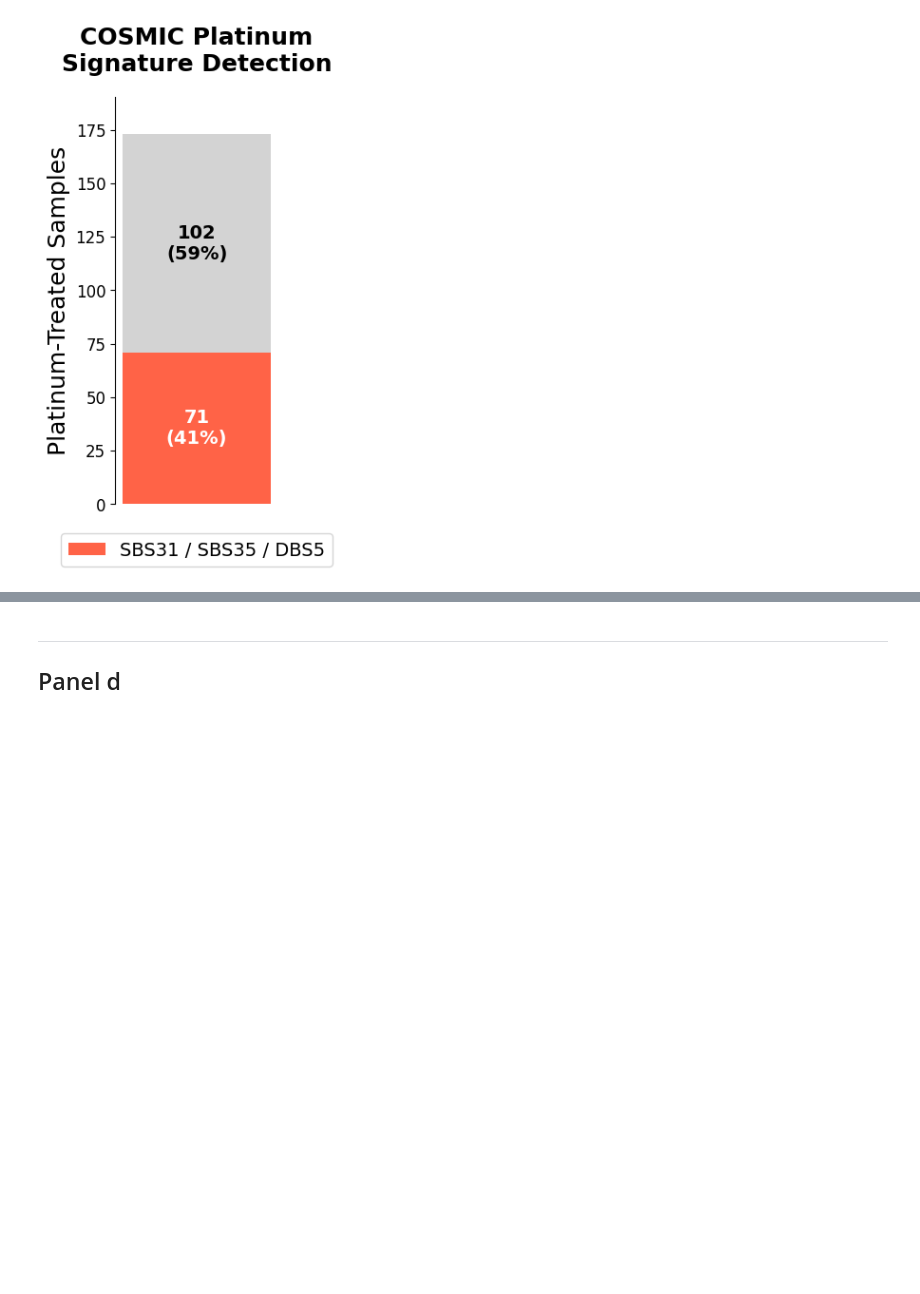
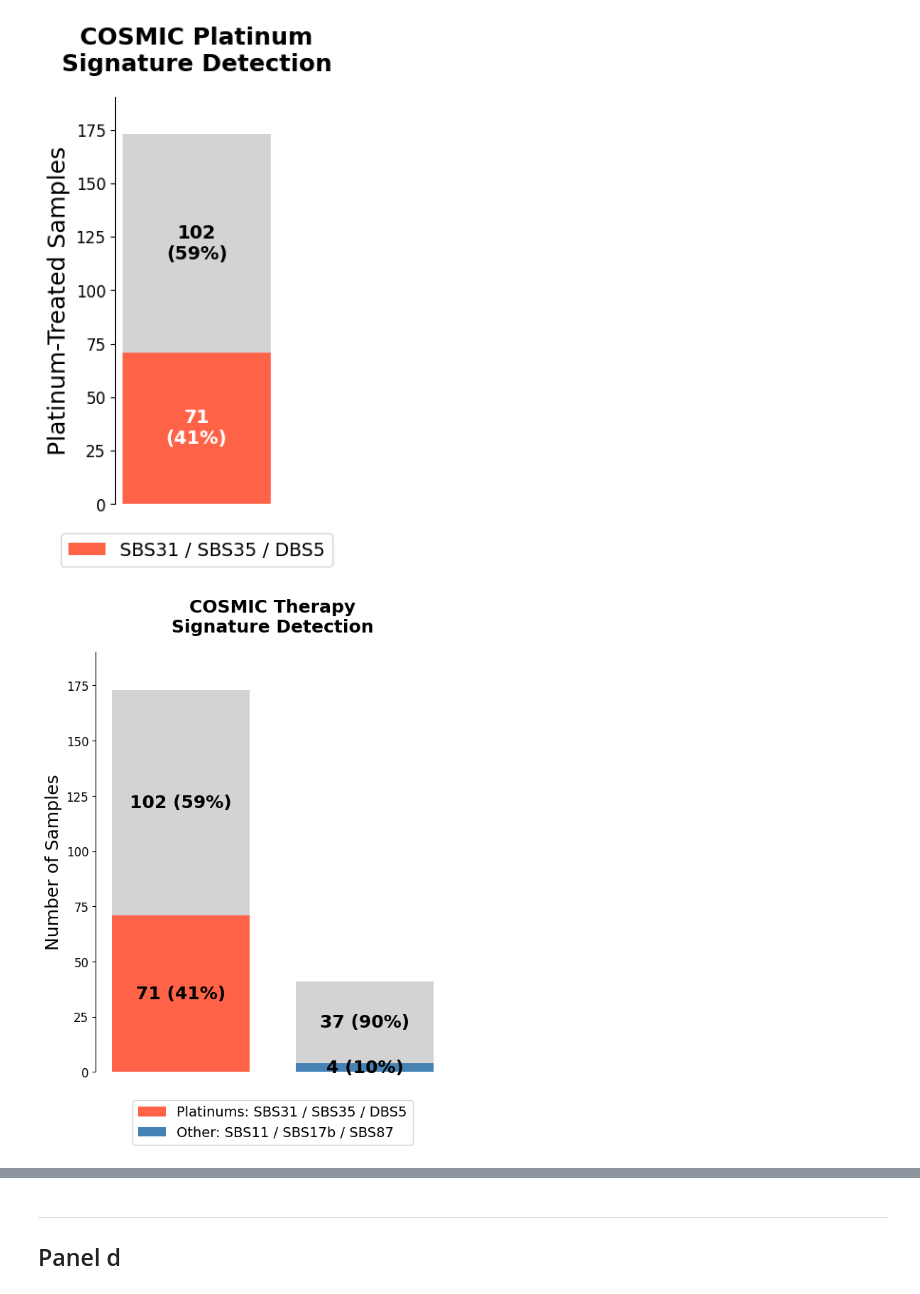
Before and after one commit to shlienlab/mutsigs_therapy, a Jupyter notebook: notebooks/ExtendedFig_4.ipynb, the cells around one changed output, grey strips where cells are left out. Cells and saved outputs as stored; diff of their text form; code cells hidden in the pictures; blank space fills up the shorter version.

Commit message:
cleanup_2

```diff
--- a/notebooks/ExtendedFig_4.ipynb
+++ b/notebooks/ExtendedFig_4.ipynb
@@ -482,3 +482,85 @@ plt.tight_layout()
 plt.savefig(os.path.join(fig_out, 'ExFig_3b2_rev.pdf'), bbox_inches="tight")
 # %% [output]
 [figure]
+# %%
+import matplotlib.pyplot as plt
+import matplotlib.patches as mpatches
+
+# Data for first bar
+total_treated = 173
+with_cosmic_sigs = 71
+without_cosmic_sigs = total_treated - with_cosmic_sigs
+
+# Data for second bar
+total_naive = 41
+with_cosmic_sigs_naive = 4
+without_cosmic_sigs_naive = total_naive - with_cosmic_sigs_naive
+
+# Calculate percentages
+pct_with = (with_cosmic_sigs / total_treated) * 100
+pct_without = (without_cosmic_sigs / total_treated) * 100
+pct_with_naive = (with_cosmic_sigs_naive / total_naive) * 100
+pct_without_naive = (without_cosmic_sigs_naive / total_naive) * 100
+
+# Create figure
+fig, ax = plt.subplots(figsize=(6, 8))
+
+# X positions for the two bars
+x_pos = [0, 1]
+labels = ['Platinum-Treated\nSamples', 'Treatment-Naïve\nSamples']
+
+# Bar 1: Background (total height)
+ax.bar(x_pos[0], total_treated,
+       color='lightgray', edgecolor='black', linewidth=0, width=0.75)
+
+# Bar 1: Bottom segment (with signatures)
+ax.bar(x_pos[0], with_cosmic_sigs,
+       color='tomato', edgecolor='black', linewidth=0, width=0.75,
+       label=f'Platinums: SBS31 / SBS35 / DBS5')
+
+# Bar 2: Background (total height)
+ax.bar(x_pos[1], total_naive,
+       color='lightgray', edgecolor='black', linewidth=0, width=0.75)
+
+# Bar 2: Bottom segment (with signatures)
+ax.bar(x_pos[1], with_cosmic_sigs_naive,
+       color='steelblue', edgecolor='black', linewidth=0, width=0.75,
+       label=f'Other: SBS11 / SBS17b / SBS87')
+
+# Text annotations for Bar 1
+ax.text(x_pos[0], with_cosmic_sigs/2, f'{with_cosmic_sigs} ({pct_with:.0f}%)',
+        ha='center', va='center', fontsize=18, fontweight='bold', color='black')
+
+ax.text(x_pos[0], with_cosmic_sigs + without_cosmic_sigs/2,
+        f'{without_cosmic_sigs} ({pct_without:.0f}%)',
+        ha='center', va='center', fontsize=18, fontweight='bold', color='black')
+
+# Text annotations for Bar 2
+ax.text(x_pos[1], with_cosmic_sigs_naive/2, f'{with_cosmic_sigs_naive} ({pct_with_naive:.0f}%)',
+        ha='center', va='center', fontsize=18, fontweight='bold', color='black')
+
+ax.text(x_pos[1], with_cosmic_sigs_naive + without_cosmic_sigs_naive/2,
+        f'{without_cosmic_sigs_naive} ({pct_without_naive:.0f}%)',
+        ha='center', va='center', fontsize=18, fontweight='bold', color='black')
+
+# Styling
+ax.set_ylabel('Number of Samples', fontsize=18)
+ax.set_ylim(0, total_treated * 1.1)
+ax.set_title('COSMIC Therapy\nSignature Detection',
+             fontsize=18, fontweight='bold', pad=20)
+
+# X-axis
+ax.set_xticks([])
+ax.set_xticklabels([])
+
+# Legend
+ax.legend(loc='upper center', bbox_to_anchor=(0.5, -0.05), fontsize=14, frameon=True)
+
+# Clean up
+ax.spines[['top', 'right', 'bottom']].set_visible(False)
+ax.tick_params(labelsize=12)
+
+plt.tight_layout()
+plt.savefig(os.path.join(fig_out, 'ExFig_3b2_rev2.pdf'), bbox_inches="tight")
+# %% [output]
+[figure, added]
```
Also changed, not shown: parts of 13 cells of this notebook, 6 other files.
